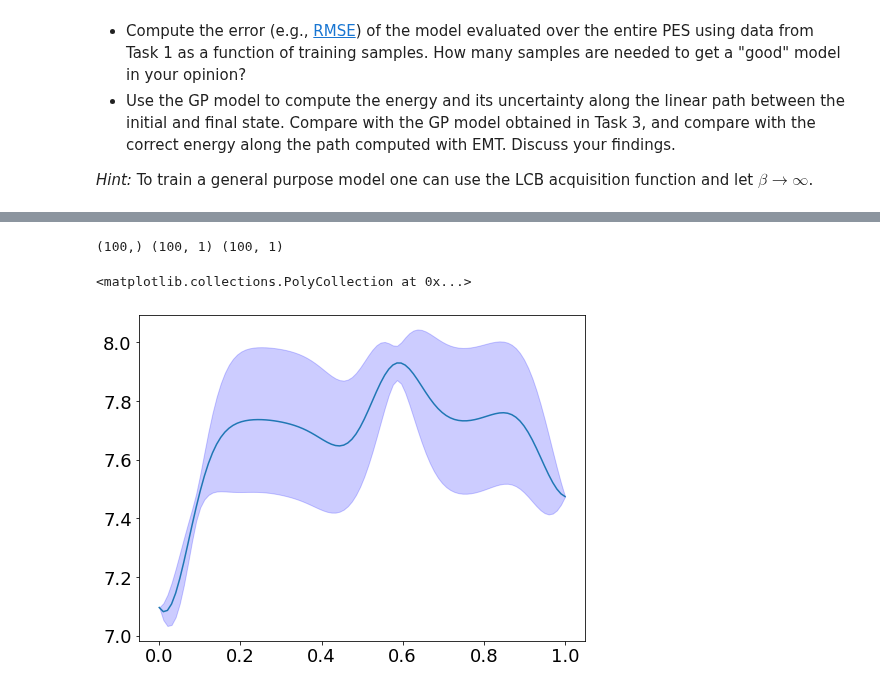
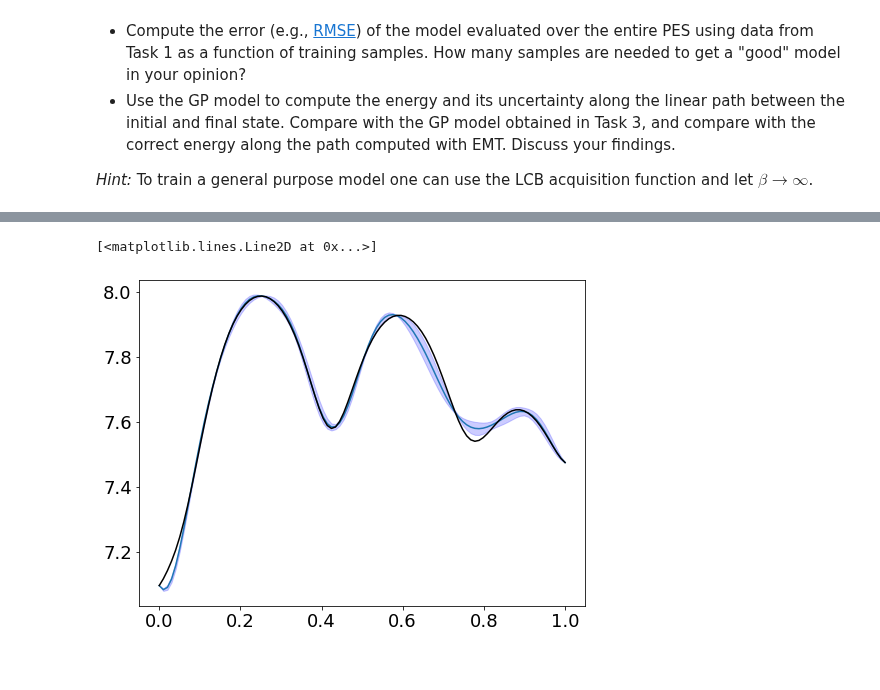
Before and after one commit to elindgren/asam_projects, a Jupyter notebook: project-2b/TIF345_bayesopt_project_2b.ipynb, the cells around one changed output, grey strips where cells are left out. Drawn from its saved outputs; the diff is of its cells as text; code cells hidden in the pictures.

```diff
--- a/project-2b/TIF345_bayesopt_project_2b.ipynb
+++ b/project-2b/TIF345_bayesopt_project_2b.ipynb
@@ -453,9 +457,9 @@ def bayesian_optimization(conv_tol, max_iters, n_data, nx, ny, beta, plot=True,
 
 conv_tol = 1e-2
 max_iters = 100
-n_data = 5
-nx = 50
-ny = 50
+n_data = 20
+nx = 120
+ny = 120
 
 n_betas = 5
 betas = np.linspace(1,5,n_betas)
@@ -468,6 +472,8 @@ for i,beta in enumerate(betas):
     iterations[i] = iters
     final_Xs[i,:] = X[-1,:]
     print(model)
+#     print(model['sum.std_periodic.lengthscale'])
+#     print(model['sum.std_periodic.period'])
 # %% [output]
 Beta=1.00
 
@@ -579,8 +585,6 @@ def bayesian_optimization_t4(max_iters, n_data, nx, ny, beta, plot=True, debug=F
         model = train_GP(X,E)
         X_new, Acq = get_new_X(model, beta, nx, ny)
         E_new = calculate_adatom_energy(surface, [X_new[0], X_new[1], z])
-
-        print(E_new)
         # Update data
         X = np.append(X, X_new.reshape(1,2), axis=0)
         E = np.append(E, np.array([E_new]).reshape(1,1), axis=0)
@@ -599,11 +603,11 @@ def bayesian_optimization_t4(max_iters, n_data, nx, ny, beta, plot=True, debug=F
 
 
 
-nx = 50
-ny = 50
-max_iters = 30
-n_data = 5
-beta = 5
+nx = 120
+ny = 120
+max_iters = 150
+n_data = 20
+beta = 1e3
 
 rmse, model = bayesian_optimization_t4(max_iters, n_data, nx, ny, beta, plot=True, debug=False)
 # %% [output]
@@ -645,23 +637,36 @@ Parameters:
 # %%
 def path(x_end, y_end, n):
     lamb = np.linspace(0,1,n)
     Xs = np.zeros((n,2))
     Xs[:,0] = gm_x + lamb*(x_end-gm_x)
     Xs[:,1] = gm_y + lamb*(y_end-gm_y)
     return Xs, lamb
 
+
+def evaluate_PES(points):
+    z = set_z_max(surface.get_positions())
+    E = np.zeros(points.shape[0])
+    for i in range(points.shape[0]):
+        point = points[i,:]
+        E[i] = calculate_adatom_energy(surface, [point[0], point[1], z])
+    return E
+
+
+# GP path
 p, lamb = path(11,2.1,100)
 mu_pes, std_pes  = model.predict(p)
+
+# EMT path
+E = evaluate_PES(p)
+
+# Plot
 fig,ax = plt.subplots(figsize = (8,6))
-
-print(lamb.shape, mu_pes.shape, std_pes.shape)
 
 mean = mu_pes[:,0]
 err = np.sqrt(std_pes[:,0])
-# ax.errorbar(x =lamb ,y = mean, yerr = err)
 ax.plot(lamb, mean)
 ax.fill_between(x=lamb, y1=mean+err, y2=mean-err, color='b', alpha=0.2)
+ax.plot(lamb, E, c='k')
 # %% [output]
-(100,) (100, 1) (100, 1)
+[<matplotlib.lines.Line2D at 0x...>]
-<matplotlib.collections.PolyCollection at 0x...>
-[figure, old version]
+[figure, new version]
```
Also changed, not shown: parts of 7 cells of this notebook.
